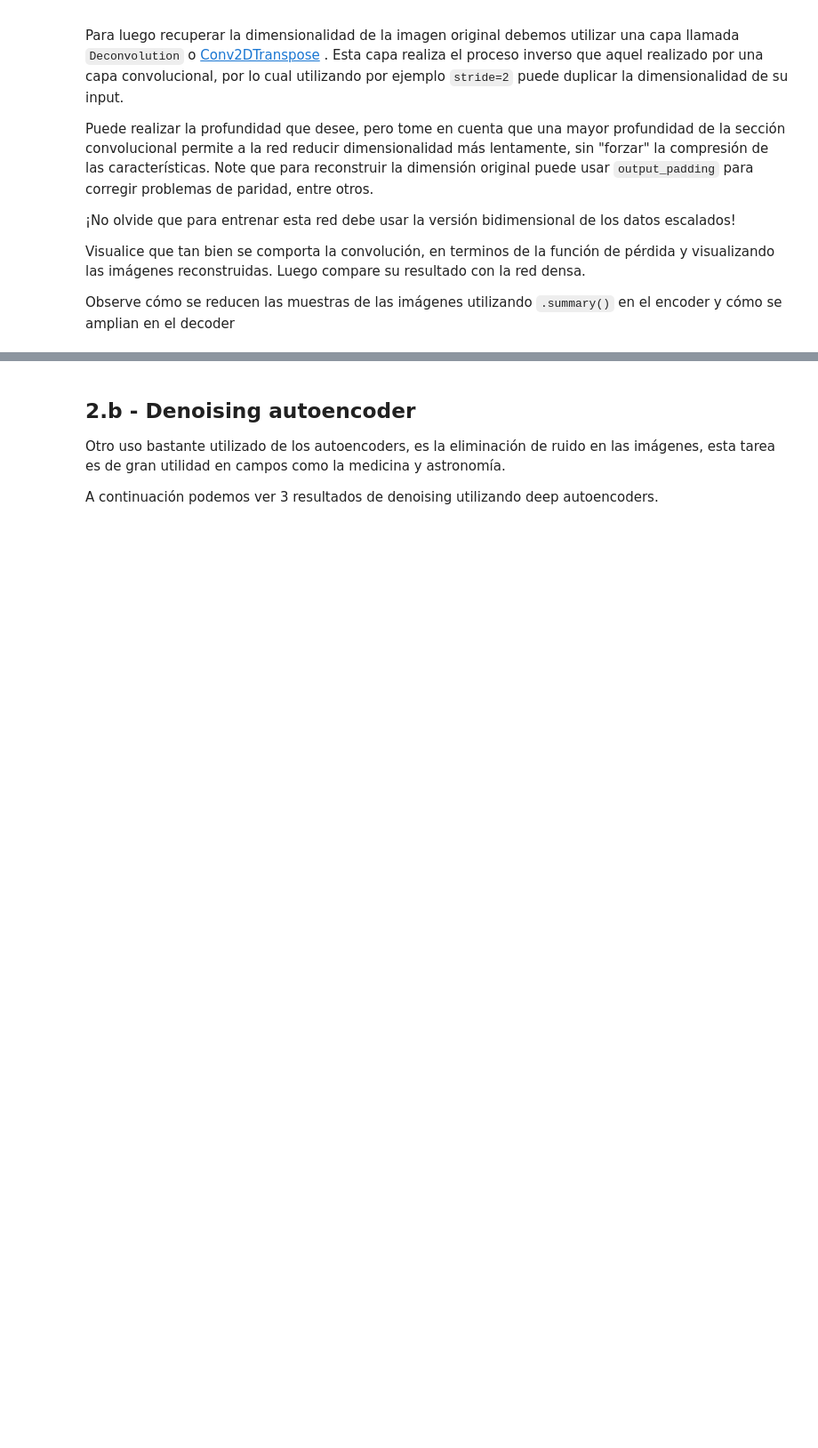
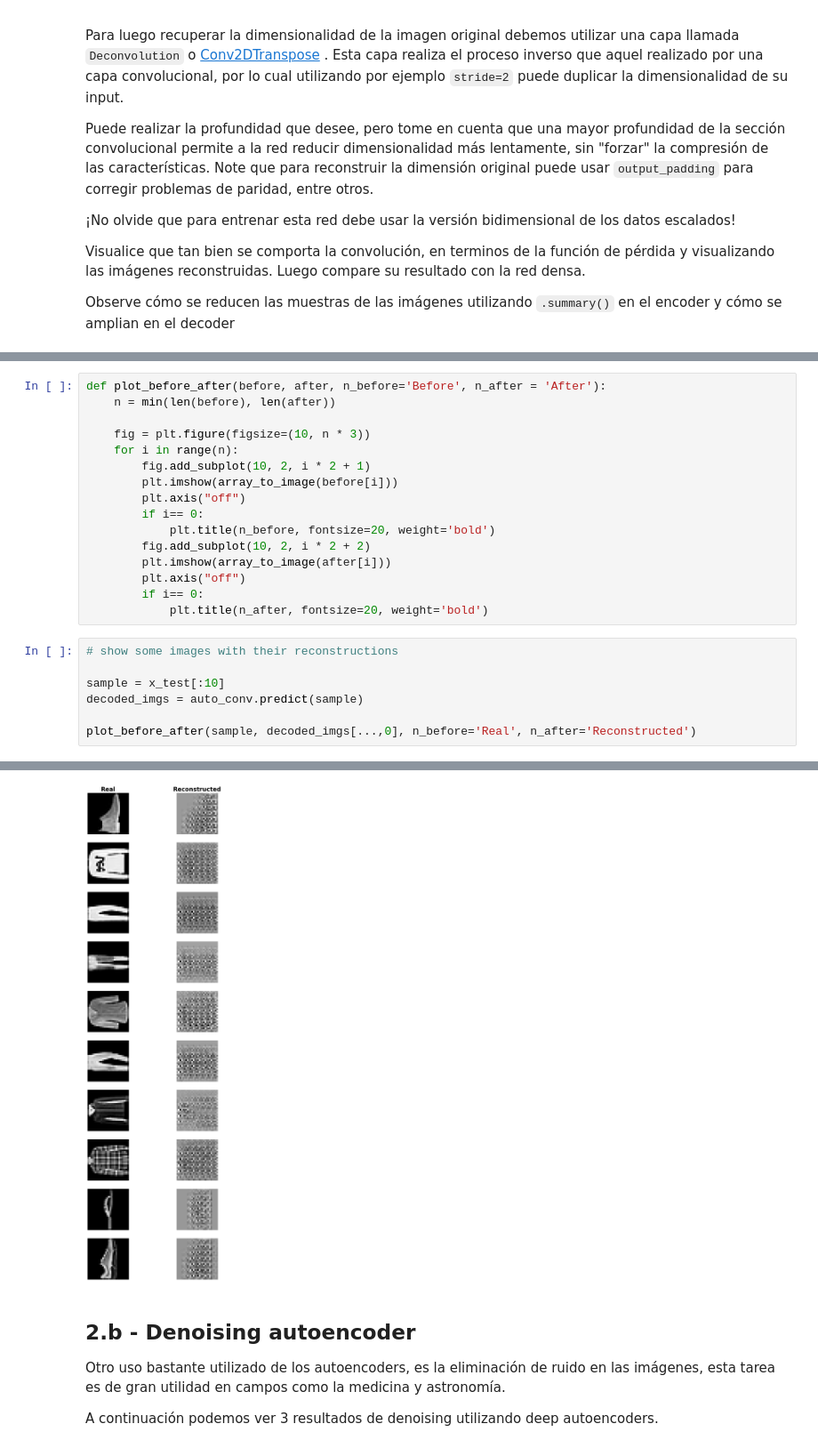
Before and after one commit to FabianCastellano/inf395_hw3, a Jupyter notebook: Tarea3_IMDB_Autoencoder.ipynb, the cells around one changed output, grey strips where cells are left out. Shown at 89% size. Cells and saved outputs as stored; diff of their text form; blank space fills up the shorter version.

```diff
--- a/Tarea3_IMDB_Autoencoder.ipynb
+++ b/Tarea3_IMDB_Autoencoder.ipynb
@@ -1106,0 +1198,24 @@ Observe cómo se reducen las muestras de las imágenes utilizando  `.summary()`
+# %%
+def plot_before_after(before, after, n_before='Before', n_after = 'After'):
+    n = min(len(before), len(after))
+
+    fig = plt.figure(figsize=(10, n * 3))
+    for i in range(n):
+        fig.add_subplot(10, 2, i * 2 + 1)
+        plt.imshow(array_to_image(before[i]))
+        plt.axis("off")
+        if i== 0:
+            plt.title(n_before, fontsize=20, weight='bold')
+        fig.add_subplot(10, 2, i * 2 + 2)
+        plt.imshow(array_to_image(after[i]))
+        plt.axis("off")
+        if i== 0:
+            plt.title(n_after, fontsize=20, weight='bold')
+# %%
+# show some images with their reconstructions
+
+sample = x_test[:10]
+decoded_imgs = auto_conv.predict(sample)
+
+plot_before_after(sample, decoded_imgs[...,0], n_before='Real', n_after='Reconstructed')
+# %% [output]
@@ -1107,3 +1223,4 @@ Observe cómo se reducen las muestras de las imágenes utilizando  `.summary()`
+[figure, added]
 # %% [markdown]
 ## 2.b - Denoising autoencoder
 
```
Also changed, not shown: parts of 43 cells of this notebook.
